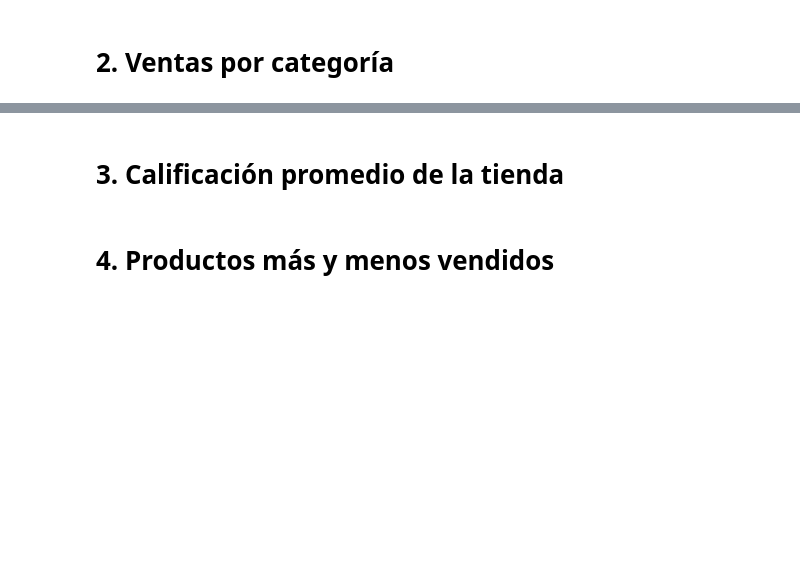
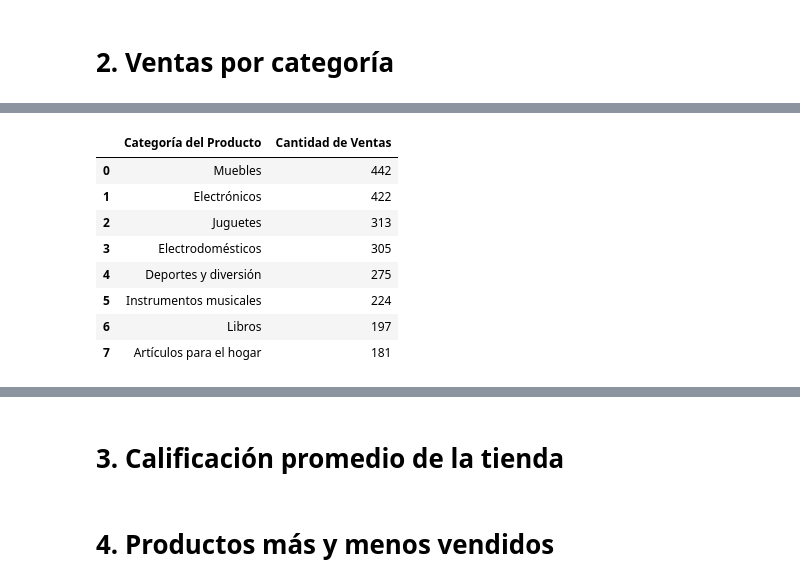
Before and after one commit to brunod02/Challenge-Data-Science, a Jupyter notebook: AluraStoreLatam.ipynb, the cells around one changed output, grey strips where cells are left out. Saved outputs shown, nothing was run; the diff lists cells and outputs as text; code cells hidden in the pictures; blank space fills up the shorter version.

```diff
--- a/AluraStoreLatam.ipynb
+++ b/AluraStoreLatam.ipynb
@@ -29,0 +113,15 @@ tienda.head()
+# %%
+tienda2_ventas = tienda2['Categoría del Producto'].value_counts()
+tienda2 = tienda2_ventas.reset_index()
+tienda2 = tienda2.rename(columns={'count': 'Cantidad de Ventas'})
+display(tienda2)
+# %% [output]
+|  | Categoría del Producto | Cantidad de Ventas |
+| 0 | Muebles | 442 |
+| 1 | Electrónicos | 422 |
+| 2 | Juguetes | 313 |
+| 3 | Electrodomésticos | 305 |
+| 4 | Deportes y diversión | 275 |
+| 5 | Instrumentos musicales | 224 |
+| 6 | Libros | 197 |
+| 7 | Artículos para el hogar | 181 |
```
Also changed, not shown: parts of 17 cells of this notebook.
